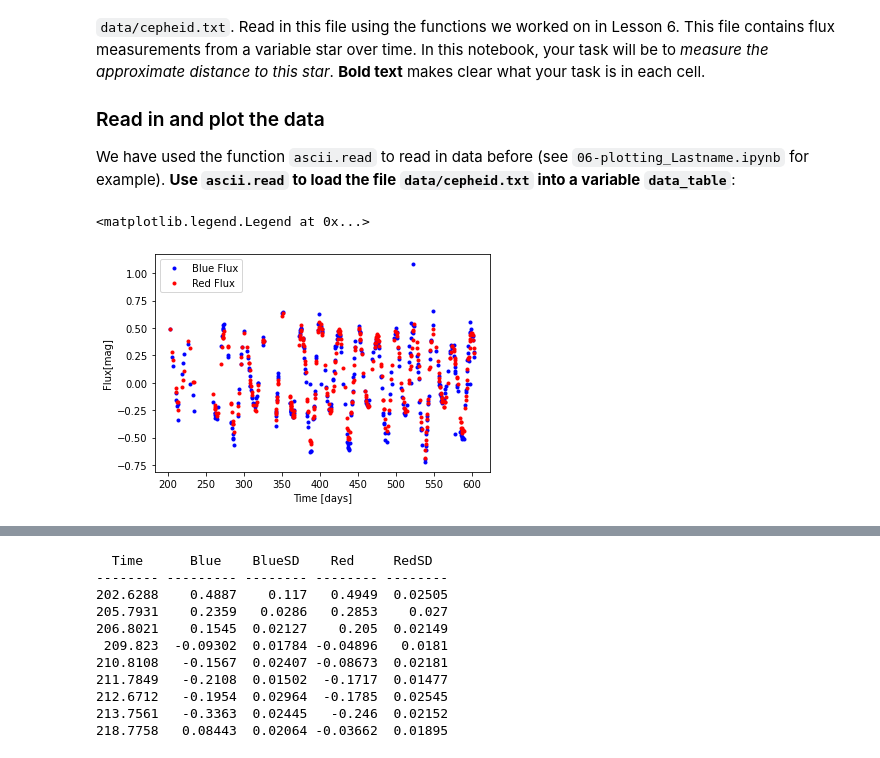
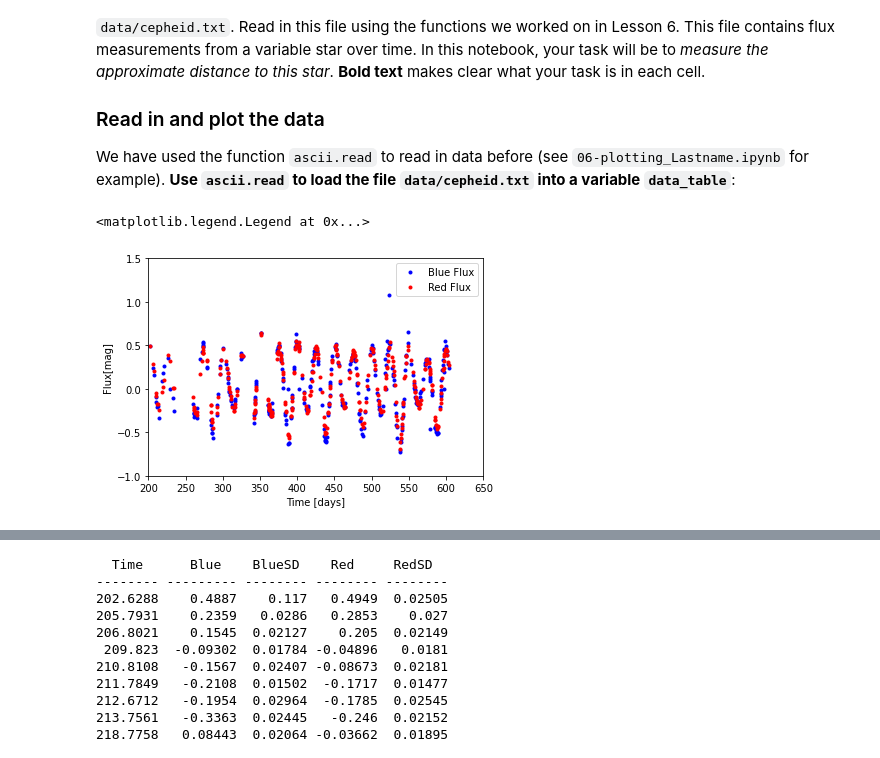
Before and after one commit to simonlowry1/Astro3190_Lowry, a Jupyter notebook: lessons/Cepheid_research_Lowry.ipynb, the cells around one changed output, grey strips where cells are left out. Drawn from its saved outputs; the diff is of its cells as text; code cells hidden in the pictures.

```diff
--- a/lessons/Cepheid_research_Lowry.ipynb
+++ b/lessons/Cepheid_research_Lowry.ipynb
@@ -17,14 +17,17 @@ data_table = ascii.read('data/cepheid.txt')
 # %%
 plt.plot(data_table['Time'],data_table['Blue'],'.',color='blue',label='Blue Flux')
 plt.plot(data_table['Time'],data_table['Red'],'.',color='red',label='Red Flux')
+
+plt.xlim(200,650)
+plt.ylim(-1,1.5)
 
 plt.xlabel('Time [days]')
 plt.ylabel('Flux[mag]')
 
 plt.legend()
 # %% [output]
 <matplotlib.legend.Legend at 0x...>
-[figure, old version]
+[figure, new version]
 # %% [markdown]
 This data table has a column called `Time` which tells you the time of each brightness measurement (units of days) and a column called `Red` and `Blue` which tells you the flux of the star through two filters.
 
```
Also changed, not shown: parts of 2 cells of this notebook.
